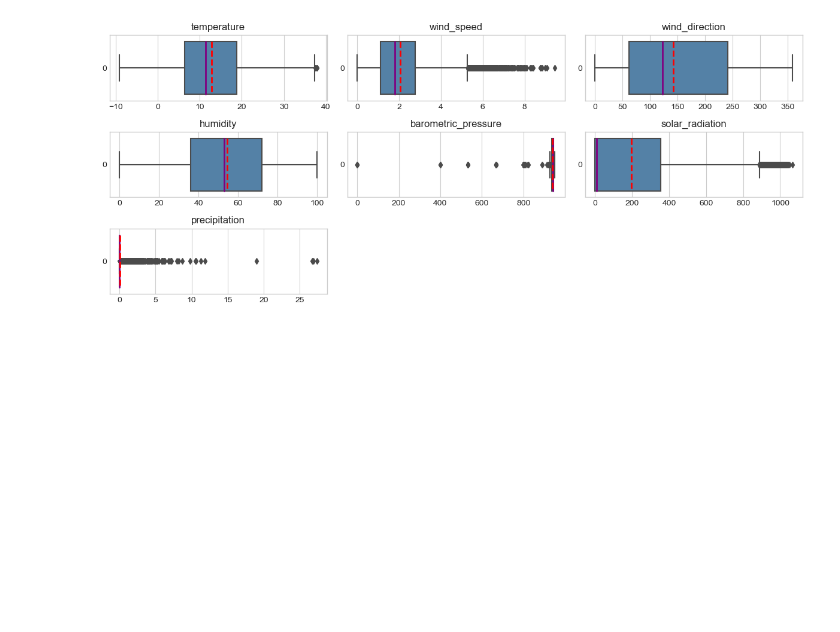
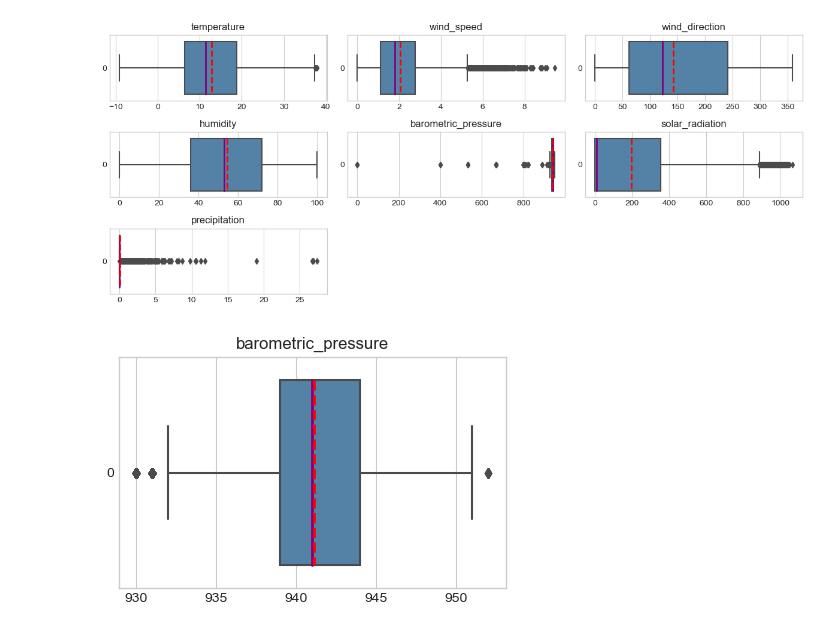
Before and after one commit to ivanica9598/Time_Series_Forecasting, a Jupyter notebook: Projekat3.ipynb, the cells around one changed output. Cells and saved outputs as stored; diff of their text form; code cells hidden in the pictures; blank space fills up the shorter version.

```diff
--- a/Projekat3.ipynb
+++ b/Projekat3.ipynb
@@ -120,3 +158,12 @@ plt.tight_layout()
+# %%
+plt.figure(figsize=(5, 3))
+plt.title("barometric_pressure")
+sns.boxplot(data["barometric_pressure"], orient='h', color="steelblue", showmeans=True, meanline=True,
+                    medianprops={'linewidth': 2, 'color': 'purple'},
+                    meanprops={'linewidth': 2, 'color': 'red'})
+plt.show()
+# %% [output]
+[figure, added]
 # %%
 plt.figure(figsize=(12, 5))
 for i, feature in enumerate(list(data.columns)):
```
Also changed, not shown: parts of 69 cells of this notebook.
